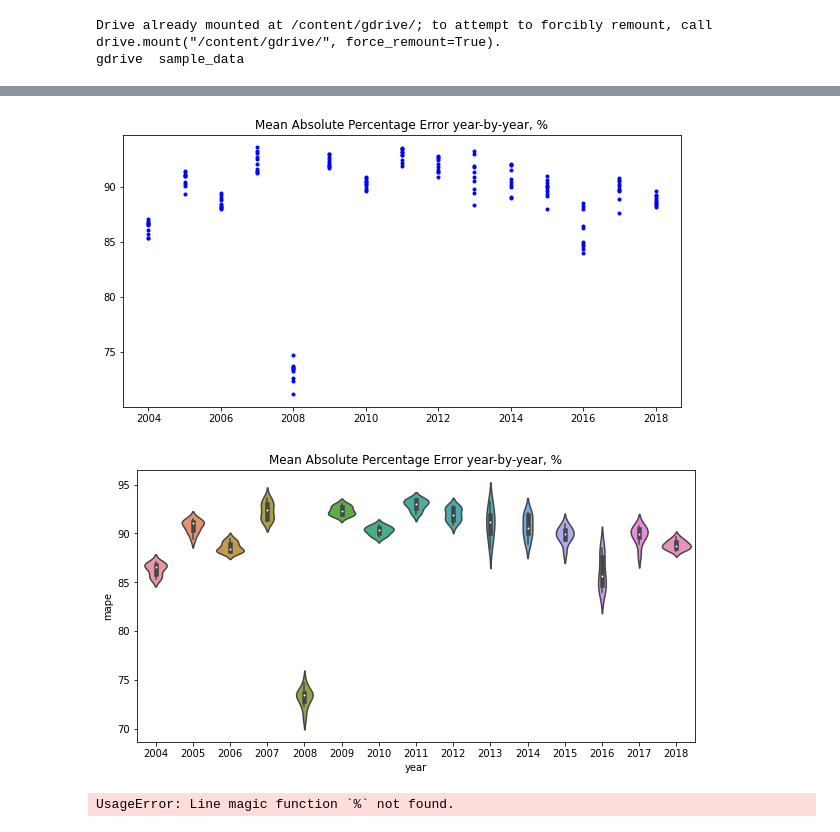
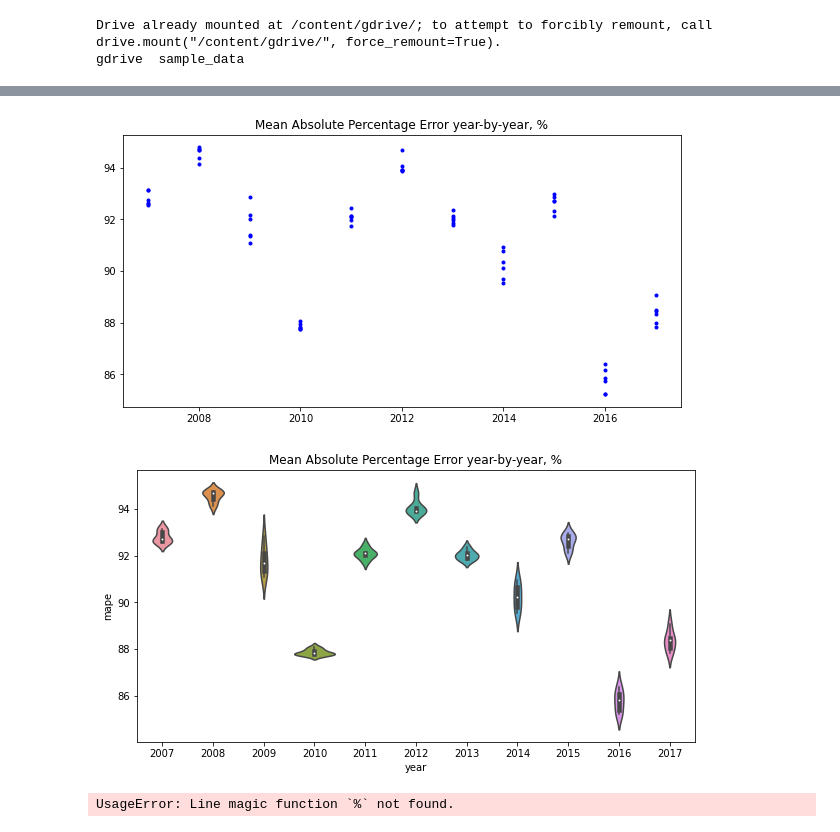
Before and after one commit to koyacolab/china, a Jupyter notebook: AChina_Predict_visual.ipynb, the cells around one changed output, grey strips where cells are left out. Cells and saved outputs as stored; diff of their text form; code cells hidden in the pictures.

Commit message:
china_predict_visual adapt for gpushare.com

```diff
--- a/AChina_Predict_visual.ipynb
+++ b/AChina_Predict_visual.ipynb
@@ -57,5 +58,7 @@ Requirement already satisfied: numpy>=1.17.3 in /usr/local/lib/python3.7/dist-pa
 # %%
-dir = os.path.join(home_dir, 'data/models/rnn/', '*.csv')
+!ls
+
+dir = os.path.join(home_dir, 'rnn', '*.csv')
 
 files = glob(dir)
 
@@ -85,12 +102,14 @@ df
 # %%
 years = [2004, 2005, 2006, 2007, 2008, 2009, 2010, 2011, 2012, 2013, 2014, 2015, 2016, 2017, 2018]
-run_nums = 10
+years = [2007, 2008, 2009, 2010, 2011, 2012, 2013, 2014, 2015, 2016, 2017]
+run_nums = 6
 
 df = pd.DataFrame()
 
 for year in years:
   for run_num in range(1, run_nums + 1, 1):
-    files = glob(os.path.join(home_dir, 'data/models/rnn/', f'{year}_{run_num}_*.tar'))
+    files = glob(os.path.join(home_dir, 'rnn', f'{year}_{run_num}_*.tar'))
+    print(files)
     model_information = torch.load(files[0], map_location=torch.device('cpu'))
 
     state = []
@@ -118,8 +154,8 @@ df
 # %%
-df = df[ df['county'] != 20]
+df = df[ df['county'] != 20 ]
 df
 
-dir = os.path.join(home_dir, 'data/china_yield', 'wheat_2002-2018.csv')
+dir = os.path.join(home_dir, 'wheat_clear.csv')
 shps = pd.read_csv(dir)
 
 shps
@@ -202,7 +238,7 @@ for county in np.sort(df['county'].unique())[::-1]:
   region = gdff['Region'].unique()[0]
   # region_chinese = gdff['Region_Chinese'].unique()[0]
   ax2.set_title(f'County :{county}, Region : {region}')
-  files = os.path.join(home_dir, 'data/models/rnn/', f'{region}.png')
+  files = os.path.join(home_dir, 'rnn', f'{region}.png')
   # plt.savefig(files, bbox_inches='tight')
   ax1.legend(['ensemble predict', 'mean predict', 'actual yield'], loc='upper left')
   plt.savefig(files, bbox_inches='tight')
@@ -236,20 +271,22 @@ for year in years:
     plt.plot(year, (results[3]), '.', color='b')
     mape_df = pd.concat([mape_df, pd.DataFrame({ 'year':[year], 'mape':[results[3]] })])
 
+    # ax1.set_ylim([0.1, 1.2])
+plt.ylim([])
 plt.title('Mean Absolute Percentage Error year-by-year, %')
-files = os.path.join(home_dir, 'data/models/rnn/', f'year-by-year.png')
+files = os.path.join(home_dir, 'rnn', f'year-by-year.png')
 plt.savefig(files, bbox_inches='tight')
 plt.show()
 # %% [output]
-[figure, old version]
+[figure, new version]
 # %%
 plt.figure(figsize=(10,5))
 sns.violinplot(data=mape_df, x='year', y='mape').set(title='Mean Absolute Percentage Error year-by-year, %')
-files = os.path.join(home_dir, 'data/models/rnn/', f'year-by-year_violin.png')
+files = os.path.join(home_dir, 'rnn', f'year-by-year_violin.png')
 plt.savefig(files, bbox_inches='tight')
 plt.show()
 # %% [output]
-[figure, old version]
+[figure, new version]
 # %%
 %
 # %% [output]
```
Also changed, not shown: parts of 5 cells of this notebook.
